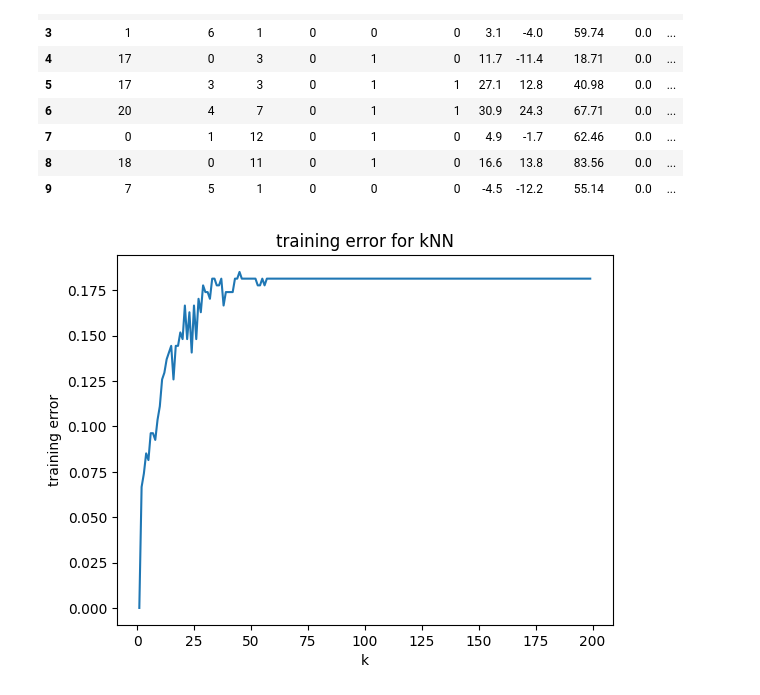
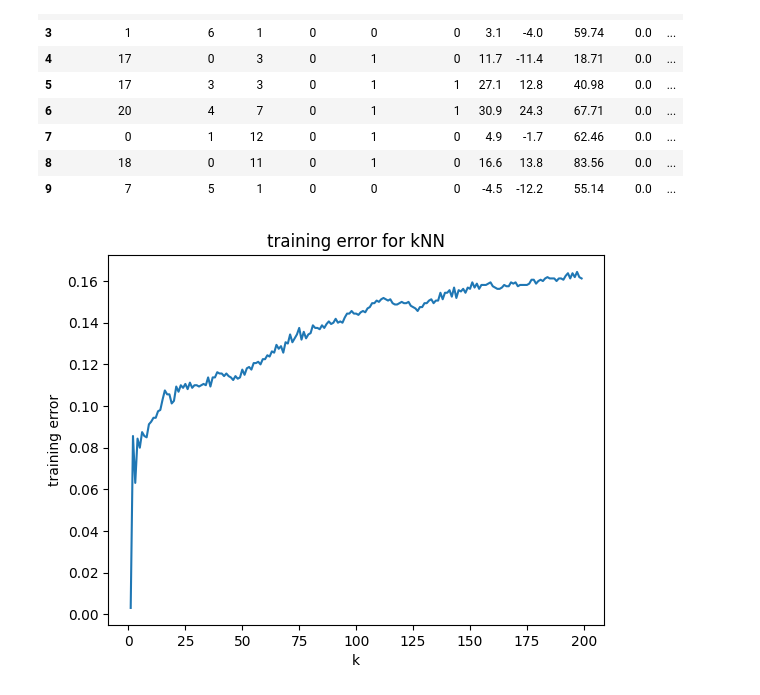
Before and after one commit to sebberendel/machine_learning_project, a Jupyter notebook: notebooks/xtremkarl.ipynb, the cells around one changed output. Drawn from its saved outputs; the diff is of its cells as text; code cells hidden in the pictures.

```diff
--- a/notebooks/xtremkarl.ipynb
+++ b/notebooks/xtremkarl.ipynb
@@ -93,20 +95,25 @@ training_data[:10]
 | 8 | 18 | 0 | 11 | 0 | 1 | 0 | 16.6 | 13.8 | 83.56 | 0.0 | ... |
 | 9 | 7 | 5 | 1 | 0 | 0 | 0 | -4.5 | -12.2 | 55.14 | 0.0 | ... |
 # %%
+np.random.seed(1)
+
+X = training_data[['hour_of_day', 'day_of_week', 'summertime', 'temp', 'precip']]
+y = training_data['increase_stock']
+
 misclassification = []
 
 K = np.arange(1,200)
 for k in K:
     model = skl_nb.KNeighborsClassifier(n_neighbors=k)
-    model.fit(X_train, Y_train)
-    prediction = model.predict(X_train)
-    misclassification.append(np.mean(prediction != Y_train))
+    model.fit(X, y)
+    prediction = model.predict(X)
+    misclassification.append(np.mean(prediction != y))
 
 plt.plot(K, misclassification)
 plt.title('training error for kNN')
 plt.xlabel('k')
 plt.ylabel('training error')
 
 plt.show()
 # %% [output]
-[figure, old version]
+[figure, new version]
```
Also changed, not shown: parts of 4 cells of this notebook.
